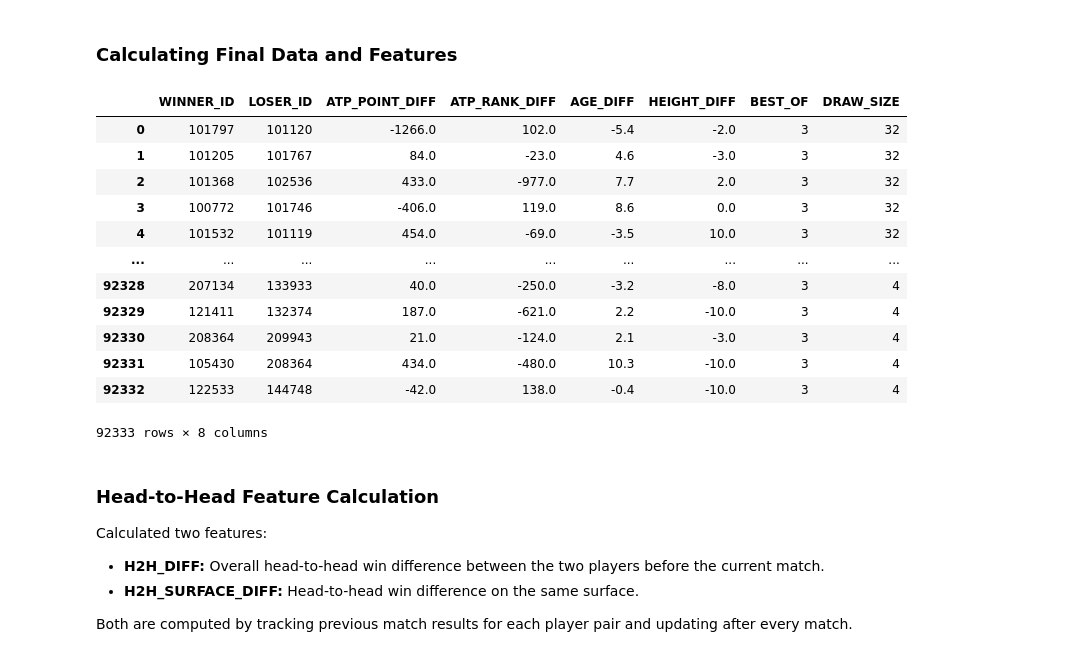
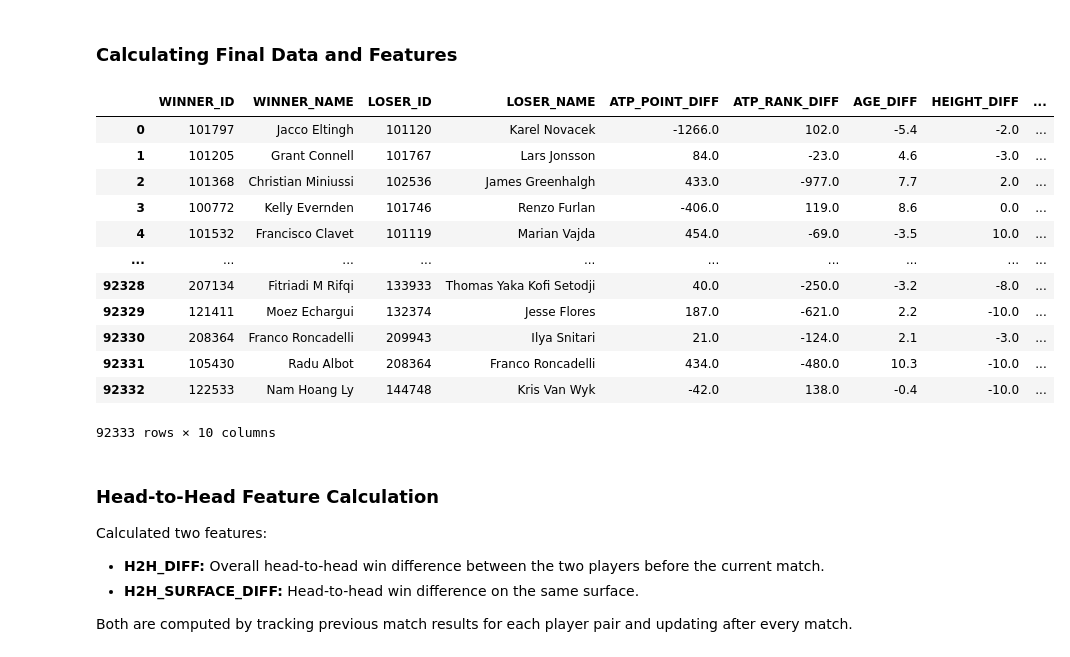
Before and after one commit to San-gularity/Tennis_ATP, a Jupyter notebook: Tennis_ATP.ipynb, the cells around one changed output. Saved outputs shown, nothing was run; the diff lists cells and outputs as text; code cells hidden in the pictures.

Commit message:
Updated Elo features and cleaned final_data

```diff
--- a/Tennis_ATP.ipynb
+++ b/Tennis_ATP.ipynb
@@ -47,7 +47,7 @@ Index(['tourney_id', 'tourney_name', 'surface', 'draw_size', 'tourney_level',
 ## Filter out missing data
 # %%
 filtered_data = all_data.dropna(subset=[
-        'winner_id', 'loser_id', 'winner_ht', 'winner_age', 'loser_ht', 'loser_age',
+        'winner_id', 'winner_name', 'loser_id', 'loser_name', 'winner_ht', 'winner_age', 'loser_ht', 'loser_age',
        'w_ace', 'w_df', 'w_svpt', 'w_1stIn', 'w_1stWon', 'w_2ndWon', 'w_SvGms',
         'w_bpSaved', 'w_bpFaced', 'l_ace', 'l_df', 'l_svpt', 'l_1stIn', 'l_1stWon',
         'l_2ndWon', 'l_SvGms', 'l_bpSaved', 'l_bpFaced', 'winner_rank', 'winner_rank_points',
@@ -75,29 +75,31 @@ filtered_data
 # %%
 final_data = pd.DataFrame()
 final_data['WINNER_ID'] = filtered_data['winner_id']
+final_data['WINNER_NAME'] = filtered_data['winner_name']
 final_data['LOSER_ID'] = filtered_data['loser_id']
+final_data['LOSER_NAME'] = filtered_data['loser_name']
 final_data['ATP_POINT_DIFF'] = filtered_data['winner_rank_points'] - filtered_data['loser_rank_points']
 final_data['ATP_RANK_DIFF'] = filtered_data['winner_rank'] - filtered_data['loser_rank']
 final_data['AGE_DIFF'] = filtered_data['winner_age'] - filtered_data['loser_age']
 final_data['HEIGHT_DIFF'] = filtered_data['winner_ht'] - filtered_data['loser_ht']
 final_data['BEST_OF'] = filtered_data['best_of']
 final_data['DRAW_SIZE'] = filtered_data['draw_size']
 
 final_data
 # %% [output]
-|  | WINNER_ID | LOSER_ID | ATP_POINT_DIFF | ATP_RANK_DIFF | AGE_DIFF | HEIGHT_DIFF | BEST_OF | DRAW_SIZE |
-| 0 | 101797 | 101120 | -1266.0 | 102.0 | -5.4 | -2.0 | 3 | 32 |
-| 1 | 101205 | 101767 | 84.0 | -23.0 | 4.6 | -3.0 | 3 | 32 |
-| 2 | 101368 | 102536 | 433.0 | -977.0 | 7.7 | 2.0 | 3 | 32 |
-| 3 | 100772 | 101746 | -406.0 | 119.0 | 8.6 | 0.0 | 3 | 32 |
-| 4 | 101532 | 101119 | 454.0 | -69.0 | -3.5 | 10.0 | 3 | 32 |
-| ... | ... | ... | ... | ... | ... | ... | ... | ... |
-| 92328 | 207134 | 133933 | 40.0 | -250.0 | -3.2 | -8.0 | 3 | 4 |
-| 92329 | 121411 | 132374 | 187.0 | -621.0 | 2.2 | -10.0 | 3 | 4 |
-| 92330 | 208364 | 209943 | 21.0 | -124.0 | 2.1 | -3.0 | 3 | 4 |
-| 92331 | 105430 | 208364 | 434.0 | -480.0 | 10.3 | -10.0 | 3 | 4 |
-| 92332 | 122533 | 144748 | -42.0 | 138.0 | -0.4 | -10.0 | 3 | 4 |
+|  | WINNER_ID | WINNER_NAME | LOSER_ID | LOSER_NAME | ATP_POINT_DIFF | ATP_RANK_DIFF | AGE_DIFF | HEIGHT_DIFF | ... |
+| 0 | 101797 | Jacco Eltingh | 101120 | Karel Novacek | -1266.0 | 102.0 | -5.4 | -2.0 | ... |
+| 1 | 101205 | Grant Connell | 101767 | Lars Jonsson | 84.0 | -23.0 | 4.6 | -3.0 | ... |
+| 2 | 101368 | Christian Miniussi | 102536 | James Greenhalgh | 433.0 | -977.0 | 7.7 | 2.0 | ... |
+| 3 | 100772 | Kelly Evernden | 101746 | Renzo Furlan | -406.0 | 119.0 | 8.6 | 0.0 | ... |
+| 4 | 101532 | Francisco Clavet | 101119 | Marian Vajda | 454.0 | -69.0 | -3.5 | 10.0 | ... |
+| ... | ... | ... | ... | ... | ... | ... | ... | ... | ... |
+| 92328 | 207134 | Fitriadi M Rifqi | 133933 | Thomas Yaka Kofi Setodji | 40.0 | -250.0 | -3.2 | -8.0 | ... |
+| 92329 | 121411 | Moez Echargui | 132374 | Jesse Flores | 187.0 | -621.0 | 2.2 | -10.0 | ... |
+| 92330 | 208364 | Franco Roncadelli | 209943 | Ilya Snitari | 21.0 | -124.0 | 2.1 | -3.0 | ... |
+| 92331 | 105430 | Radu Albot | 208364 | Franco Roncadelli | 434.0 | -480.0 | 10.3 | -10.0 | ... |
+| 92332 | 122533 | Nam Hoang Ly | 144748 | Kris Van Wyk | -42.0 | 138.0 | -0.4 | -10.0 | ... |
-92333 rows × 8 columns
+92333 rows × 10 columns
 # %% [markdown]
 ### Head-to-Head Feature Calculation
 
```
Also changed, not shown: parts of 10 cells of this notebook, 2 other files.
